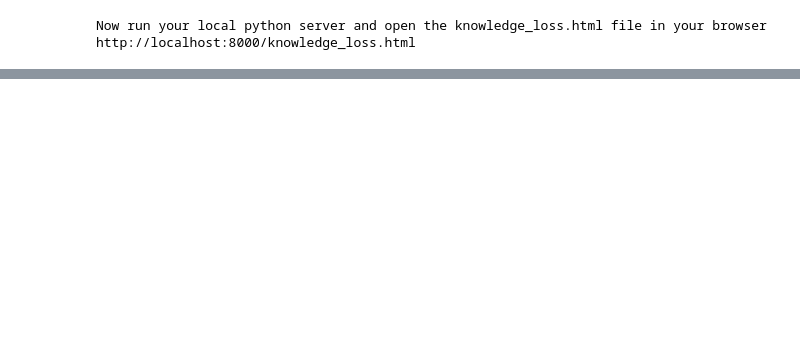
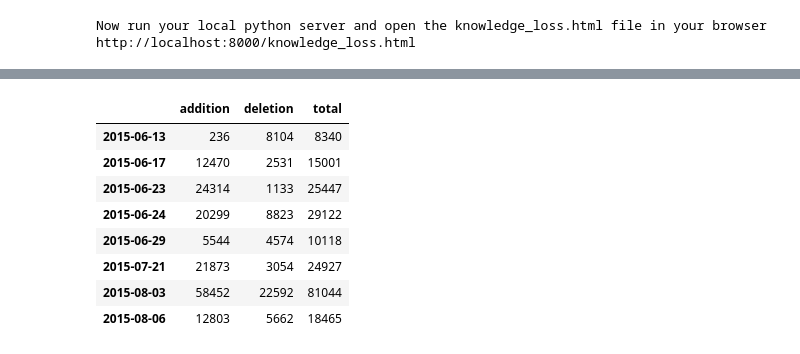
Before and after one commit to bauerDOTuzh/fss-se1, a Jupyter notebook: se2/ab_FSS-SEII-Assignment-2023.ipynb, the cells around one changed output, grey strips where cells are left out. Saved outputs shown, nothing was run; the diff lists cells and outputs as text; code cells hidden in the pictures; blank space fills up the shorter version.

```diff
--- a/se2/ab_FSS-SEII-Assignment-2023.ipynb
+++ b/se2/ab_FSS-SEII-Assignment-2023.ipynb
@@ -496,0 +526,20 @@ Based on the above, discuss the potential reasons for the outlier and if it shou
+# %%
+# exlapolate the datatime series
+
+def exlaporate(serie, data_from, data_to):
+    # create a new dict with all the dates
+    # fill the gaps with 0
+    # add the data from the old dict
+    # return the new dict
+    new_serie = {}
+    for date in pd.date_range(data_from.date(), data_to.date()):
+        new_serie[date.strftime("%Y-%m-%d")] = 0
+
+    for date, value in serie.items():
+        new_serie[date] = value
+
+    return new_serie
+# %%
+analysis_e = {}
+analysis_e['addition'] = exlaporate(analysis['addition'], since_time, to_time)
+analysis_e['deletion'] = exlaporate(analysis['deletion'], since_time, to_time)
@@ -496,0 +617,37 @@ Based on the above, discuss the potential reasons for the outlier and if it shou
+# %%
+# Find the dates automatically -> less tideous (count together addition and deletions and find which days are more than 100% increate to previous days)
+def generate_outliners_df(analysis_e, method='mean'):
+    df_analysis = pd.DataFrame(analysis_e)
+    df_analysis['total'] = df_analysis['addition'] + df_analysis['deletion']
+
+    if(method == 'mean'):
+        mean_a = df_analysis['addition'].mean()*4
+        mean_d = df_analysis['deletion'].mean()*4
+        df_outliners = df_analysis[(df_analysis['addition'] > mean_a) | (df_analysis['deletion'] > mean_d)]
+        return df_outliners
+
+    elif(method == 'rolling'):
+        df_analysis['rolling_total'] = df_analysis['total'].rolling(window=6).sum()
+        df_analysis['diff'] = df_analysis['total'].diff()
+
+        # divide diff by the prebious total
+        df_analysis['diff_relative'] = df_analysis['diff'] / df_analysis['rolling_total'].shift(1)
+
+        df_analysis.replace([np.inf, -np.inf], np.nan, inplace=True)
+        df_outliners = df_analysis[df_analysis['diff_relative'] > 0.5]
+
+        return df_outliners
+
+df_outliners = generate_outliners_df(analysis_e=analysis_e, method ='mean')
+outliner_days = df_outliners.index
+df_outliners
+# %% [output]
+|  | addition | deletion | total |
+| 2015-06-13 | 236 | 8104 | 8340 |
+| 2015-06-17 | 12470 | 2531 | 15001 |
+| 2015-06-23 | 24314 | 1133 | 25447 |
+| 2015-06-24 | 20299 | 8823 | 29122 |
+| 2015-06-29 | 5544 | 4574 | 10118 |
+| 2015-07-21 | 21873 | 3054 | 24927 |
+| 2015-08-03 | 58452 | 22592 | 81044 |
+| 2015-08-06 | 12803 | 5662 | 18465 |
```
Also changed, not shown: parts of 24 cells of this notebook.
